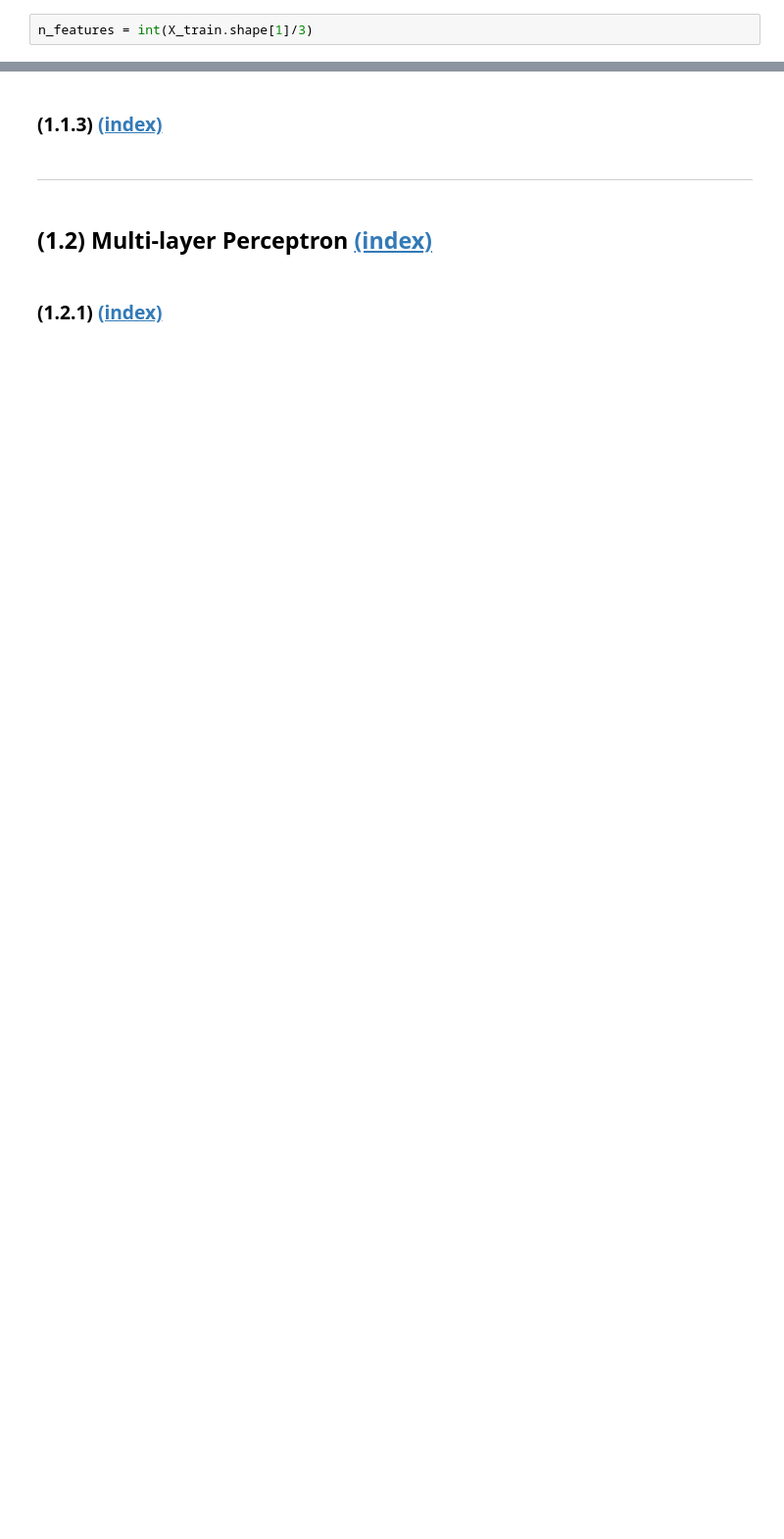
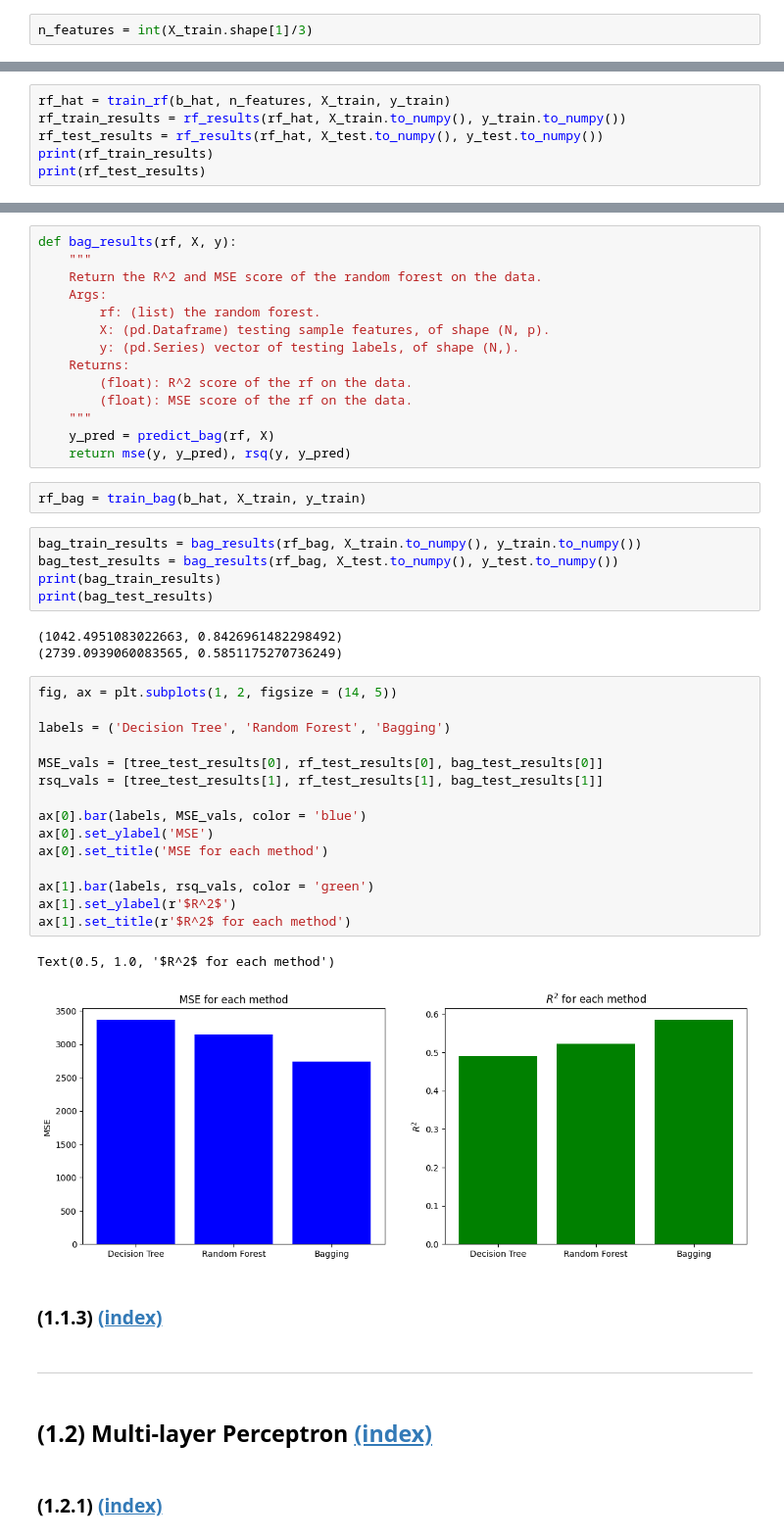
Before and after one commit to callieham/Year-3, a Jupyter notebook: Data Science/02045099_Coursework1.ipynb, the cells around one changed output, grey strips where cells are left out. Shown at 98% size. Saved outputs shown, nothing was run; the diff lists cells and outputs as text; blank space fills up the shorter version.

```diff
--- a/Data Science/02045099_Coursework1.ipynb
+++ b/Data Science/02045099_Coursework1.ipynb
@@ -459,0 +477,6 @@ AttributeError: 'numpy.ndarray' object has no attribute 'to_numpy'
+# %%
+rf_hat = train_rf(b_hat, n_features, X_train, y_train)
+rf_train_results = rf_results(rf_hat, X_train.to_numpy(), y_train.to_numpy())
+rf_test_results = rf_results(rf_hat, X_test.to_numpy(), y_test.to_numpy())
+print(rf_train_results)
+print(rf_test_results)
@@ -460,3 +601,45 @@ AttributeError: 'numpy.ndarray' object has no attribute 'to_numpy'
+# %%
+def bag_results(rf, X, y):
+    """
+    Return the R^2 and MSE score of the random forest on the data.
+    Args:
+        rf: (list) the random forest.
+        X: (pd.Dataframe) testing sample features, of shape (N, p).
+        y: (pd.Series) vector of testing labels, of shape (N,).
+    Returns:
+        (float): R^2 score of the rf on the data.
+        (float): MSE score of the rf on the data.
+    """
+    y_pred = predict_bag(rf, X)
+    return mse(y, y_pred), rsq(y, y_pred)
+# %%
+rf_bag = train_bag(b_hat, X_train, y_train)
+# %%
+bag_train_results = bag_results(rf_bag, X_train.to_numpy(), y_train.to_numpy())
+bag_test_results = bag_results(rf_bag, X_test.to_numpy(), y_test.to_numpy())
+print(bag_train_results)
+print(bag_test_results)
+# %% [output]
+(1042.4951083022663, 0.8426961482298492)
+(2739.0939060083565, 0.5851175270736249)
+# %%
+fig, ax = plt.subplots(1, 2, figsize = (14, 5))
+
+labels = ('Decision Tree', 'Random Forest', 'Bagging')
+
+MSE_vals = [tree_test_results[0], rf_test_results[0], bag_test_results[0]]
+rsq_vals = [tree_test_results[1], rf_test_results[1], bag_test_results[1]]
+
+ax[0].bar(labels, MSE_vals, color = 'blue')
+ax[0].set_ylabel('MSE')
+ax[0].set_title('MSE for each method')
+
+ax[1].bar(labels, rsq_vals, color = 'green')
+ax[1].set_ylabel(r'$R^2$')
+ax[1].set_title(r'$R^2$ for each method')
+# %% [output]
+Text(0.5, 1.0, '$R^2$ for each method')
+[figure, added]
 # %% [markdown]
 <a name="task-113"></a>
 
```
Also changed, not shown: parts of 27 cells of this notebook.
